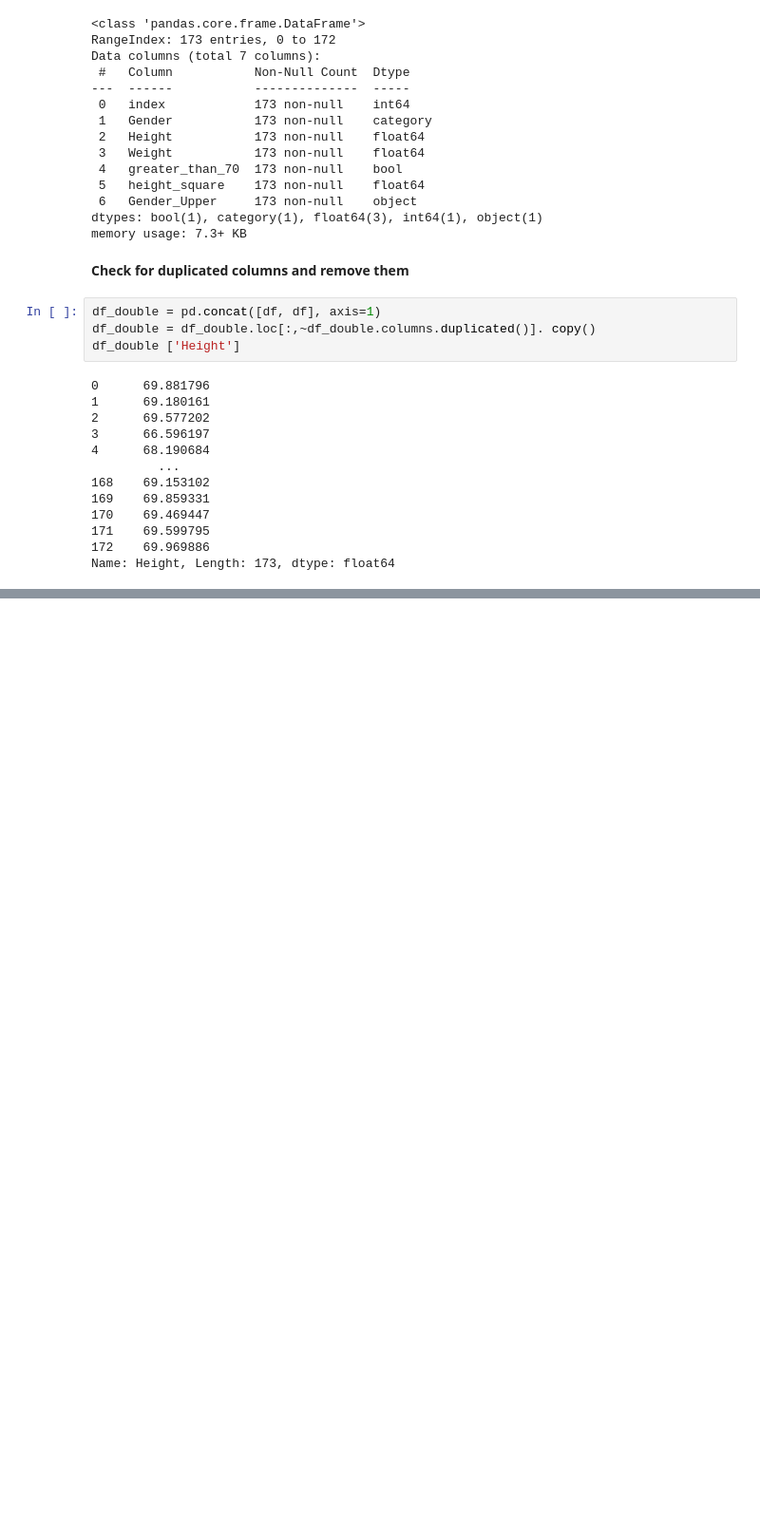
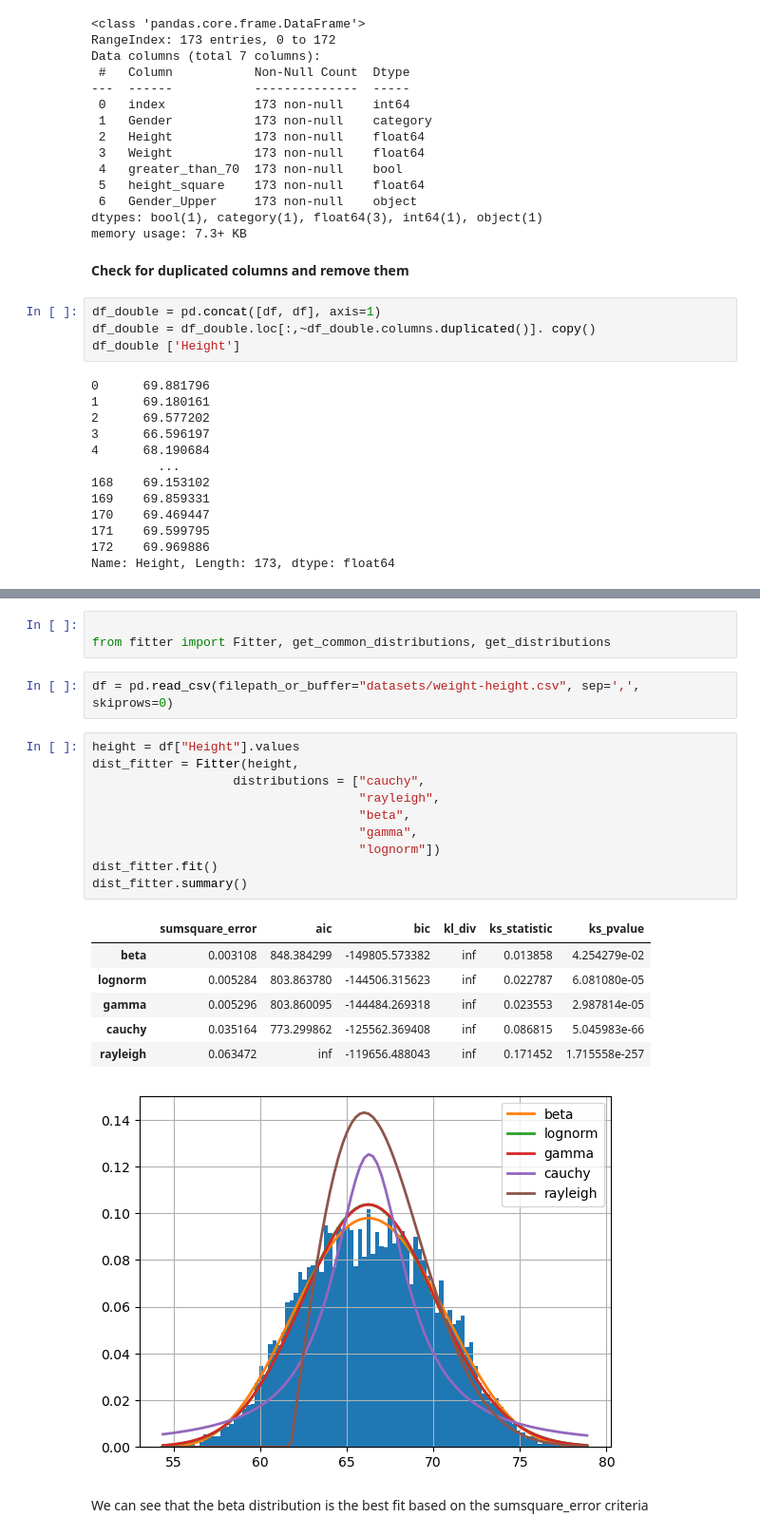
Before and after one commit to adrianatrevinoe/ArtificialInteligenceDocuments, a Jupyter notebook: PandasTips.ipynb, the cells around one changed output, grey strips where cells are left out. Shown: that part at 95% size. Cells and saved outputs as stored; diff of their text form; blank space fills up the shorter version.

Commit message:
added fitter section

```diff
--- a/PandasTips.ipynb
+++ b/PandasTips.ipynb
@@ -437,0 +468,25 @@ Name: Height, Length: 173, dtype: float64
+# %%
+
+from fitter import Fitter, get_common_distributions, get_distributions
+# %%
+df = pd.read_csv(filepath_or_buffer="datasets/weight-height.csv", sep=',', skiprows=0)
+# %%
+height = df["Height"].values
+dist_fitter = Fitter(height,
+                   distributions = ["cauchy",
+                                    "rayleigh",
+                                    "beta",
+                                    "gamma",
+                                    "lognorm"])
+dist_fitter.fit()
+dist_fitter.summary()
+# %% [output]
+|  | sumsquare_error | aic | bic | kl_div | ks_statistic | ks_pvalue |
+| beta | 0.003108 | 848.384299 | -149805.573382 | inf | 0.013858 | 4.254279e-02 |
+| lognorm | 0.005284 | 803.863780 | -144506.315623 | inf | 0.022787 | 6.081080e-05 |
+| gamma | 0.005296 | 803.860095 | -144484.269318 | inf | 0.023553 | 2.987814e-05 |
+| cauchy | 0.035164 | 773.299862 | -125562.369408 | inf | 0.086815 | 5.045983e-66 |
+| rayleigh | 0.063472 | inf | -119656.488043 | inf | 0.171452 | 1.715558e-257 |
+[figure, added]
+# %% [markdown]
+We can see that the beta distribution is the best fit based on the sumsquare_error criteria
```
Also changed, not shown: parts of 13 cells of this notebook.
